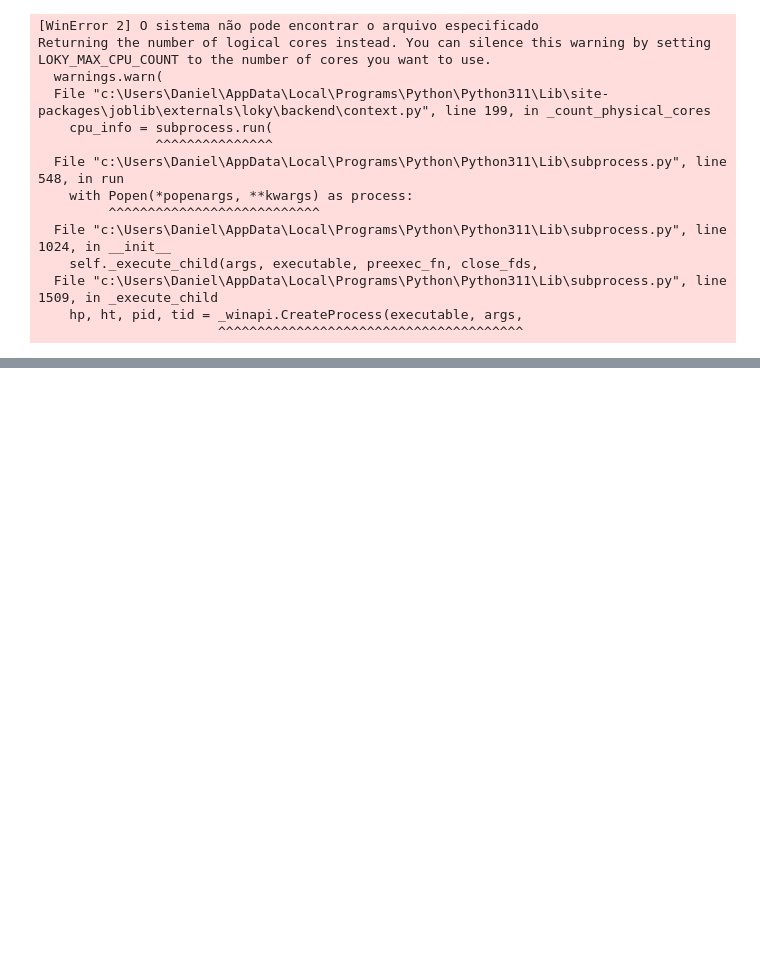
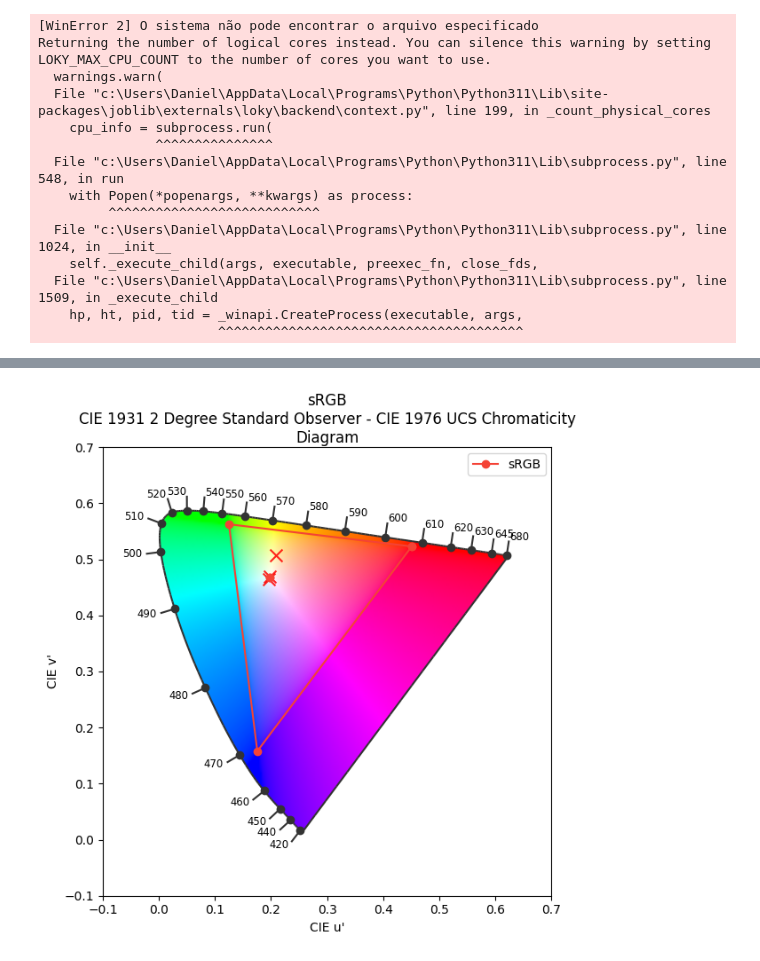
Before and after one commit to danrcarneiro/Estudos-Dirigidos---Vis-o-Computacional, a Jupyter notebook: ED8/ED8.ipynb, the cells around one changed output, grey strips where cells are left out. Cells and saved outputs as stored; diff of their text form; code cells hidden in the pictures; blank space fills up the shorter version.

```diff
--- a/ED8/ED8.ipynb
+++ b/ED8/ED8.ipynb
@@ -42,0 +66,7 @@ labels = kmeans.labels_
+# %%
+from colour.plotting import *
+
+fig, axs = plot_RGB_chromaticities_in_chromaticity_diagram_CIE1976UCS(centers, scatter_kwargs={"s": 100, "c": "red", "marker": "x"})
+fig.savefig("chromaticity_diagram.png", facecolor="white")
+# %% [output]
+[figure, added]
```
Also changed, not shown: parts of 3 cells of this notebook, 8 other files.
